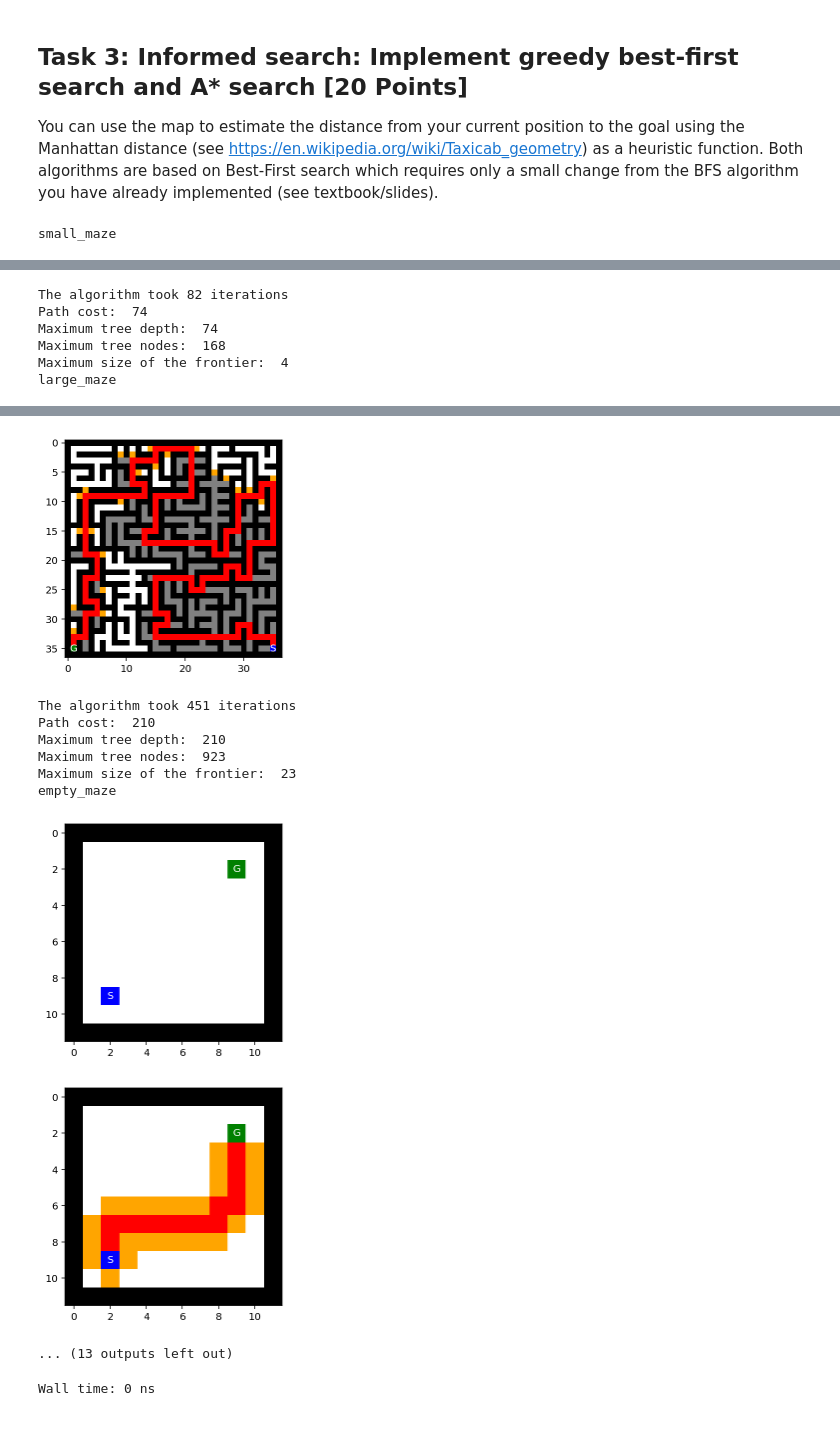
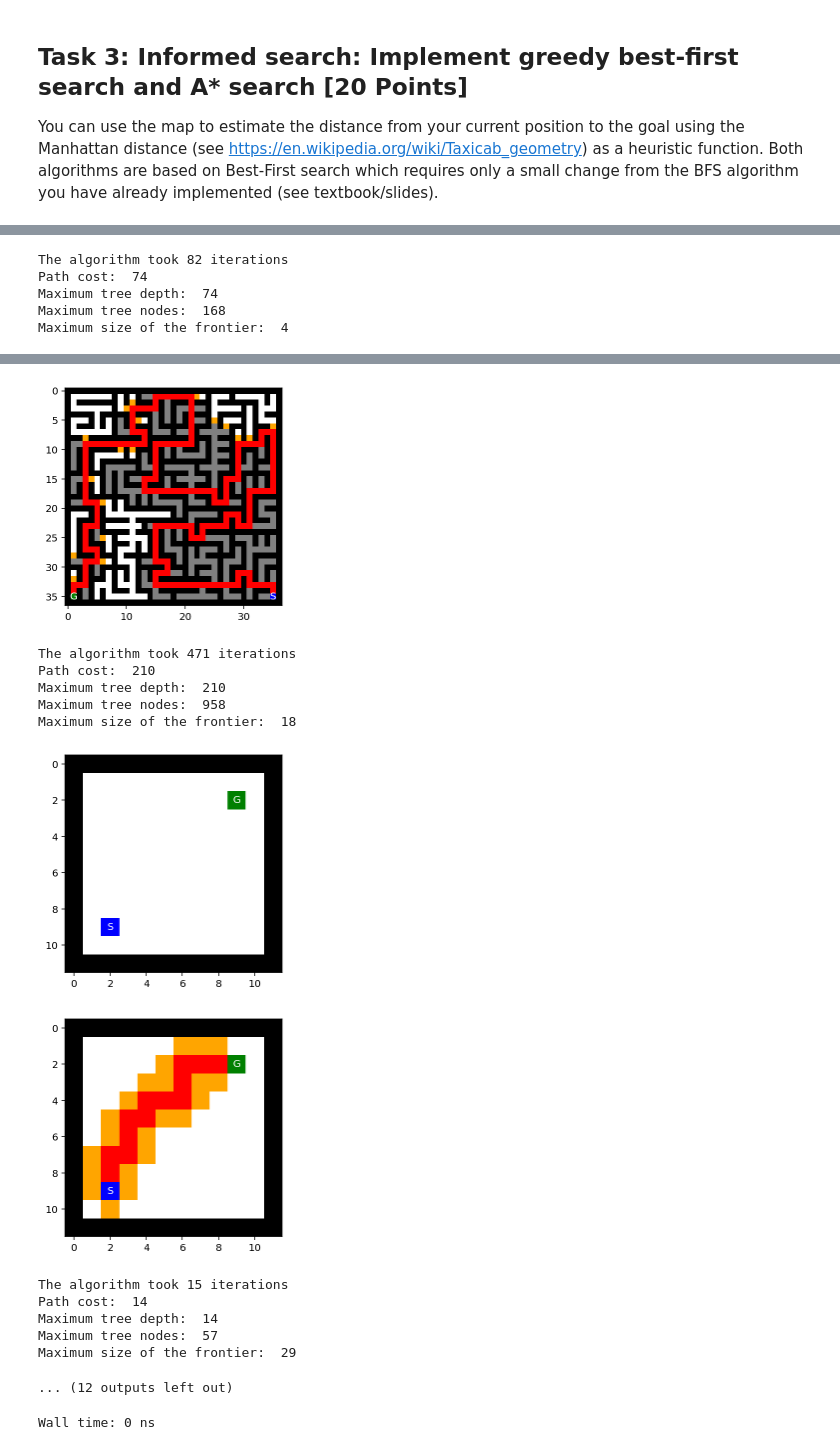
Before and after one commit to Corey23/CS7320-AI, a Jupyter notebook: Search/Maze.ipynb, the cells around one changed output, grey strips where cells are left out. Cells and saved outputs as stored; diff of their text form; code cells hidden in the pictures.

```diff
--- a/Search/Maze.ipynb
+++ b/Search/Maze.ipynb
@@ -611,10 +612,17 @@ DFSmfs = []
 for m in mazes:
     print(m)
     mh.show_maze(mazes[m])
+    start = time.time()
     node, path_cost, nodes_expanded, max_tree_depth, max_tree_nodes,max_frontier_size = DFS(mazes[m],verbose=False,choosing_method='SWEN')
+    stop = time.time()
+    DFSTimes.append(stop-start)
     showPath(mazes[m], node)
+    DFSCost.append(path_cost)
+    DFSne.append(nodes_expanded)
+    DFSmtd.append(max_tree_depth)
+    DFSmtn.append(max_tree_nodes)
+    DFSmfs.append(max_frontier_size)
     print(f"The algorithm took {node_expanded} iterations")
-    #print("Solution: ", node.get_path_from_root())
     print("Path cost: ", path_cost)
     print("Maximum tree depth: ", max_tree_depth)
     print("Maximum tree nodes: ", max_tree_nodes)
@@ -659,10 +667,17 @@ DFSRmfs = []
 for m in mazes:
     print(m)
     mh.show_maze(mazes[m])
+    start = time.time()
     node, path_cost, nodes_expanded, max_tree_depth, max_tree_nodes,max_frontier_size = DFS(mazes[m],verbose=False,choosing_method='random')
+    stop = time.time()
     showPath(mazes[m], node)
+    DFSRTimes.append(stop - start)
+    DFSRCost.append(path_cost)
+    DFSRne.append(nodes_expanded)
+    DFSRmtd.append(max_tree_depth)
+    DFSRmtn.append(max_tree_nodes)
+    DFSRmfs.append(max_frontier_size)
     print(f"The algorithm took {node_expanded} iterations")
-    #print("Solution: ", node.get_path_from_root())
     print("Path cost: ", path_cost)
     print("Maximum tree depth: ", max_tree_depth)
     print("Maximum tree nodes: ", max_tree_nodes)
@@ -753,5 +765,6 @@ class HNode:
         return self.heu_score < other.heu_score
 
     def __str__(self):
-        return f"Node Heu - pos = {self.pos}; parent = {repr(self.parent)};action = {self.action}; cost = {self.cost}; score {self.heu_score}"
+        return f"Node Heu - pos = {self.pos}; parent = {repr(self.parent)};
+                action = {self.action}; cost = {self.cost}; score {self.heu_score}"
 # %%
@@ -849,17 +861,21 @@ Gmtd = []
 Gmtn = []
 Gmfs = []
 for m in mazes:
-    print(m)
     mh.show_maze(mazes[m])
+    start = time.time()
     node, path_cost, nodes_expanded, max_tree_depth, max_tree_nodes,max_frontier_size = greedy(mazes[m])
-
+    stop = time.time()
+    GTimes.append(stop - start)
+    GCost.append(path_cost)
+    Gne.append(nodes_expanded)
+    Gmtd.append(max_tree_depth)
+    Gmtn.append(max_tree_nodes)
+    Gmfs.append(max_frontier_size)
     print(f"The algorithm took {nodes_expanded} iterations")
-    #print("Solution: ", node.get_path_from_root())
     print("Path cost: ", path_cost)
     print("Maximum tree depth: ", max_tree_depth)
     print("Maximum tree nodes: ", max_tree_nodes)
     print("Maximum size of the frontier: ", max_frontier_size)
 # %% [output]
-small_maze
 [figure]
 [figure]
@@ -872,22 +887,25 @@ medium_maze
 [figure]
 [figure]
-The algorithm took 82 iterations
-Path cost:  74
-Maximum tree depth:  74
-Maximum tree nodes:  168
-Maximum size of the frontier:  4
-large_maze
+The algorithm took 82 iterations
+Path cost:  74
+Maximum tree depth:  74
+Maximum tree nodes:  168
+Maximum size of the frontier:  4
 [figure]
-[figure, old version]
+[figure, new version]
-The algorithm took 451 iterations
-Path cost:  210
-Maximum tree depth:  210
-Maximum tree nodes:  923
-Maximum size of the frontier:  23
-empty_maze
+The algorithm took 471 iterations
+Path cost:  210
+Maximum tree depth:  210
+Maximum tree nodes:  958
+Maximum size of the frontier:  18
 [figure]
-[figure, old version]
+[figure, new version]
+The algorithm took 15 iterations
+Path cost:  14
+Maximum tree depth:  14
+Maximum tree nodes:  57
+Maximum size of the frontier:  29
-... (13 outputs left out)
+... (12 outputs left out)
 # %%
 # A*
 %time
```
Also changed, not shown: parts of 40 cells of this notebook.
